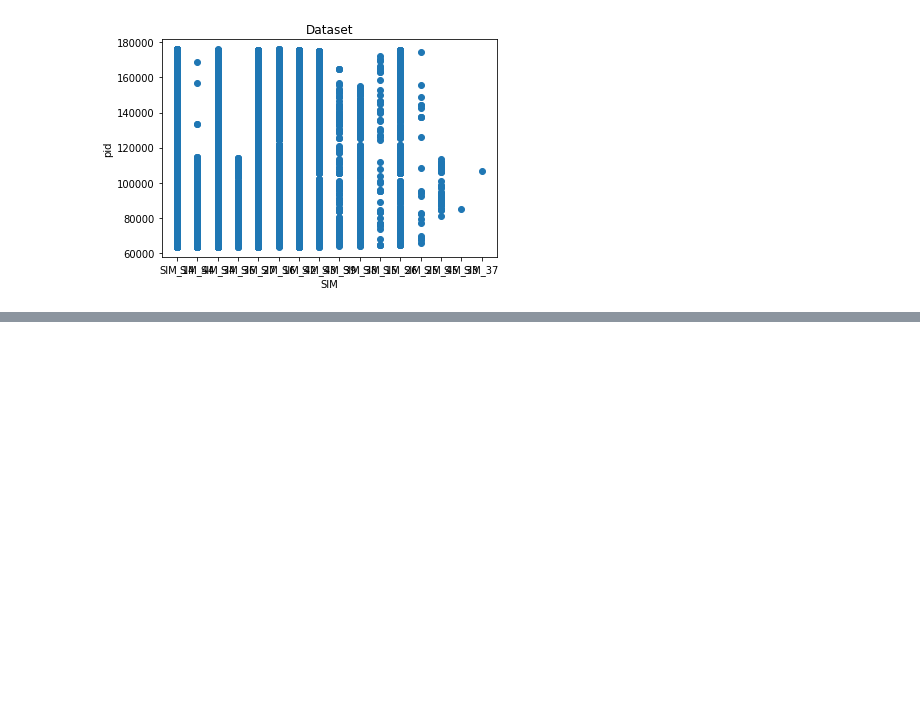
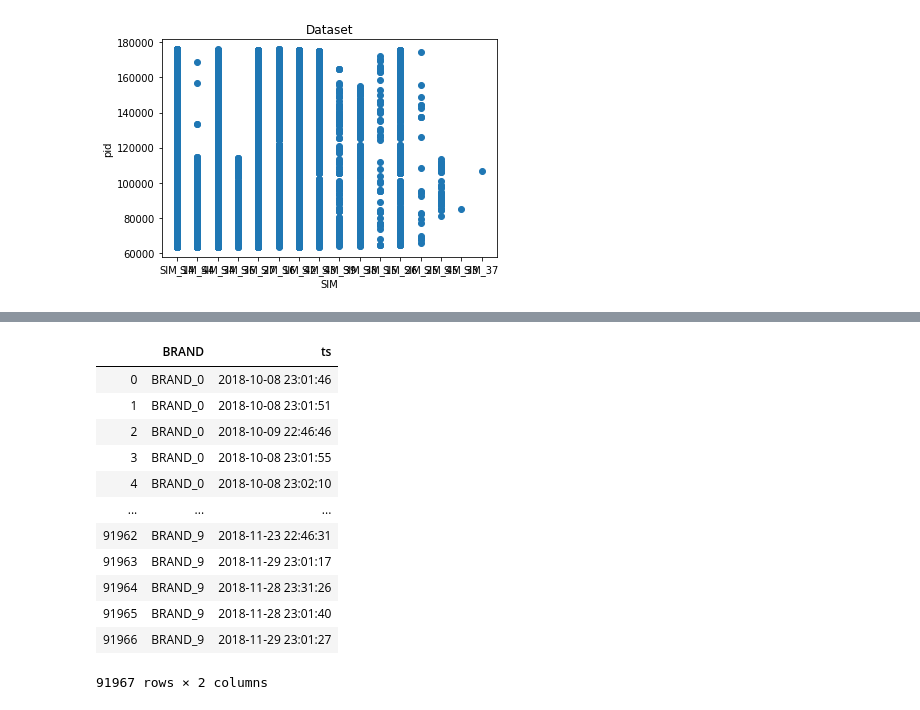
Before and after one commit to TaiLinhDu/PSE_WS1920, a Jupyter notebook: Data-out/d0.ipynb, the cells around one changed output, grey strips where cells are left out. Cells and saved outputs as stored; diff of their text form; code cells hidden in the pictures; blank space fills up the shorter version.

```diff
--- a/Data-out/d0.ipynb
+++ b/Data-out/d0.ipynb
@@ -164,0 +217,17 @@ dubJoin
+# %%
+dJoinBrandsAndDsum = dJoinBrandsAndDsum.drop(columns=['pid', 'case', 'event'])
+dJoinBrandsAndDsum
+# %% [output]
+|  | BRAND | ts |
+| 0 | BRAND_0 | 2018-10-08 23:01:46 |
+| 1 | BRAND_0 | 2018-10-08 23:01:51 |
+| 2 | BRAND_0 | 2018-10-09 22:46:46 |
+| 3 | BRAND_0 | 2018-10-08 23:01:55 |
+| 4 | BRAND_0 | 2018-10-08 23:02:10 |
+| ... | ... | ... |
+| 91962 | BRAND_9 | 2018-11-23 22:46:31 |
+| 91963 | BRAND_9 | 2018-11-29 23:01:17 |
+| 91964 | BRAND_9 | 2018-11-28 23:31:26 |
+| 91965 | BRAND_9 | 2018-11-28 23:01:40 |
+| 91966 | BRAND_9 | 2018-11-29 23:01:27 |
+91967 rows × 2 columns
```
Also changed, not shown: parts of 5 cells of this notebook.
